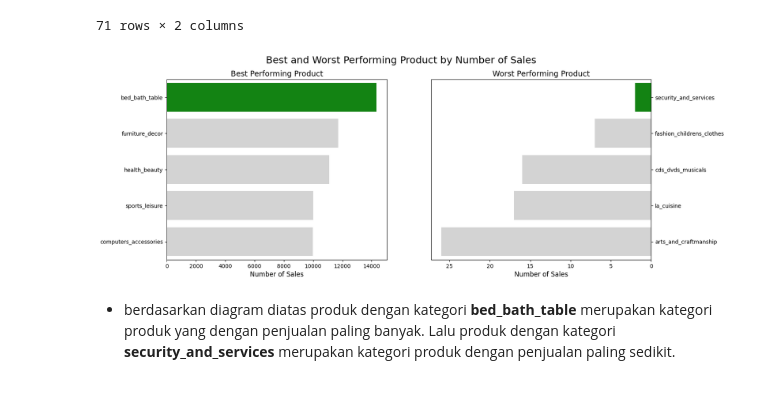
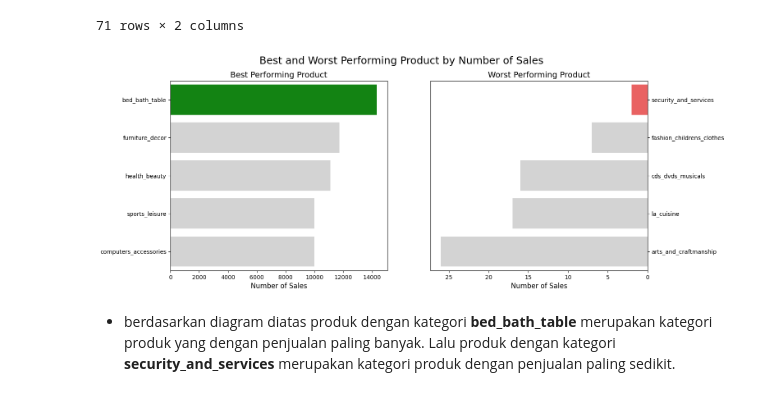
Before and after one commit to ykbintang/ecommerce-dashboard, a Jupyter notebook: notebook.ipynb, the cells around one changed output. Saved outputs shown, nothing was run; the diff lists cells and outputs as text; code cells hidden in the pictures.

```diff
--- a/notebook.ipynb
+++ b/notebook.ipynb
@@ -1853,40 +1859,48 @@ sum_order_items_df
 | 70 | security_and_services | 2.0 |
 71 rows × 2 columns
 # %%
-fig, ax = plt.subplots(nrows=1, ncols=2, figsize=(16, 6))
+fig, ax = plt.subplots(nrows=1, ncols=2, figsize=(15, 6))
 
-colors = ["#009600", "#D3D3D3", "#D3D3D3", "#D3D3D3", "#D3D3D3"]
+# Sort data
+top_products = sum_order_items_df.sort_values(by='order_item_id', ascending=False).head()
+worst_products = sum_order_items_df.sort_values(by='order_item_id', ascending=True).head()
 
+# Highlight color
+colors_top = ['#009600'] + ['#D3D3D3'] * 4
+colors_worst = ['#FF4C4C'] + ['#D3D3D3'] * 4
+
+# Plot Best
 sns.barplot(
-    data=sum_order_items_df.head(),
+    data=top_products,
     x='order_item_id',
     y='product_category_name_english',
     hue='product_category_name_english',
-    palette=colors,
+    palette=colors_top,
     ax=ax[0]
 )
 ax[0].set_ylabel(None)
 ax[0].set_xlabel('Number of Sales', fontsize=12)
-ax[0].set_title('Best Performing Product',loc='center', fontsize=14)
+ax[0].set_title('Best Performing Product', fontsize=14)
 
+# Plot Worst
 sns.barplot(
-    data=sum_order_items_df.sort_values(by='order_item_id', ascending=True).head(),
+    data=worst_products,
     x='order_item_id',
     y='product_category_name_english',
     hue='product_category_name_english',
-    palette=colors,
+    palette=colors_worst,
     ax=ax[1]
 )
 ax[1].set_ylabel(None)
 ax[1].set_xlabel('Number of Sales', fontsize=12)
-ax[1].set_title('Worst Performing Product',loc='center', fontsize=14)
+ax[1].set_title('Worst Performing Product', fontsize=14)
 ax[1].invert_xaxis()
 ax[1].yaxis.tick_right()
 
 plt.suptitle('Best and Worst Performing Product by Number of Sales', fontsize=18)
 plt.show()
 # %% [output]
-[figure, old version]
+[figure, new version]
 # %% [markdown]
 - berdasarkan diagram diatas produk dengan kategori **bed_bath_table** merupakan kategori produk yang dengan penjualan paling banyak. Lalu produk dengan kategori **security_and_services** merupakan kategori produk dengan penjualan paling sedikit.
 # %% [markdown]
```
Also changed, not shown: parts of 22 cells of this notebook.
